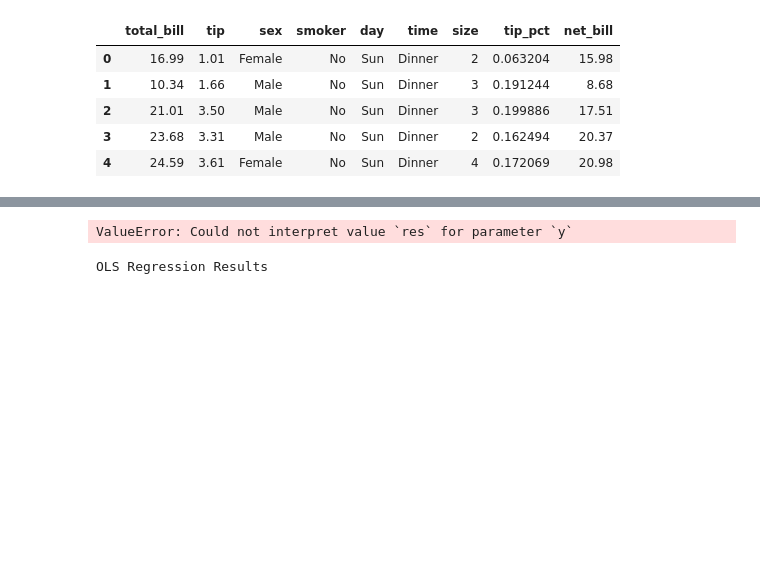
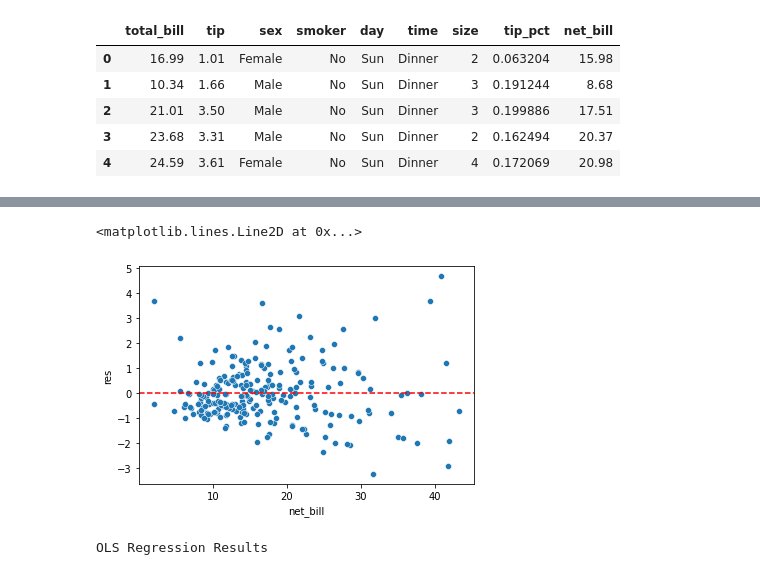
Before and after one commit to iqui27/EBAC-AULAS, a Jupyter notebook: MODULO 12/mod12 ex03 - regressão múltipla.ipynb, the cells around one changed output, grey strips where cells are left out. Cells and saved outputs as stored; diff of their text form; code cells hidden in the pictures; blank space fills up the shorter version.

```diff
--- a/MODULO 12/mod12 ex03 - regressão múltipla.ipynb
+++ b/MODULO 12/mod12 ex03 - regressão múltipla.ipynb
@@ -88,9 +89,11 @@ Notes:
 [1] Standard Errors assume that the covariance matrix of the errors is correctly specified.
 # %%
+tips['res'] = modelo.resid
 sns.scatterplot(x='net_bill', y = 'res', data = tips)
 plt.axhline(y=0, color='r', linestyle='--')
 # %% [output]
-ValueError: Could not interpret value `res` for parameter `y`
+<matplotlib.lines.Line2D at 0x...>
+[figure, added]
 # %%
 y, X = patsy.dmatrices('tip ~ smoker + np.log(net_bill)', tips)
 modelo = sm.OLS(y,X).fit()
```
Also changed, not shown: parts of 4 cells of this notebook.
